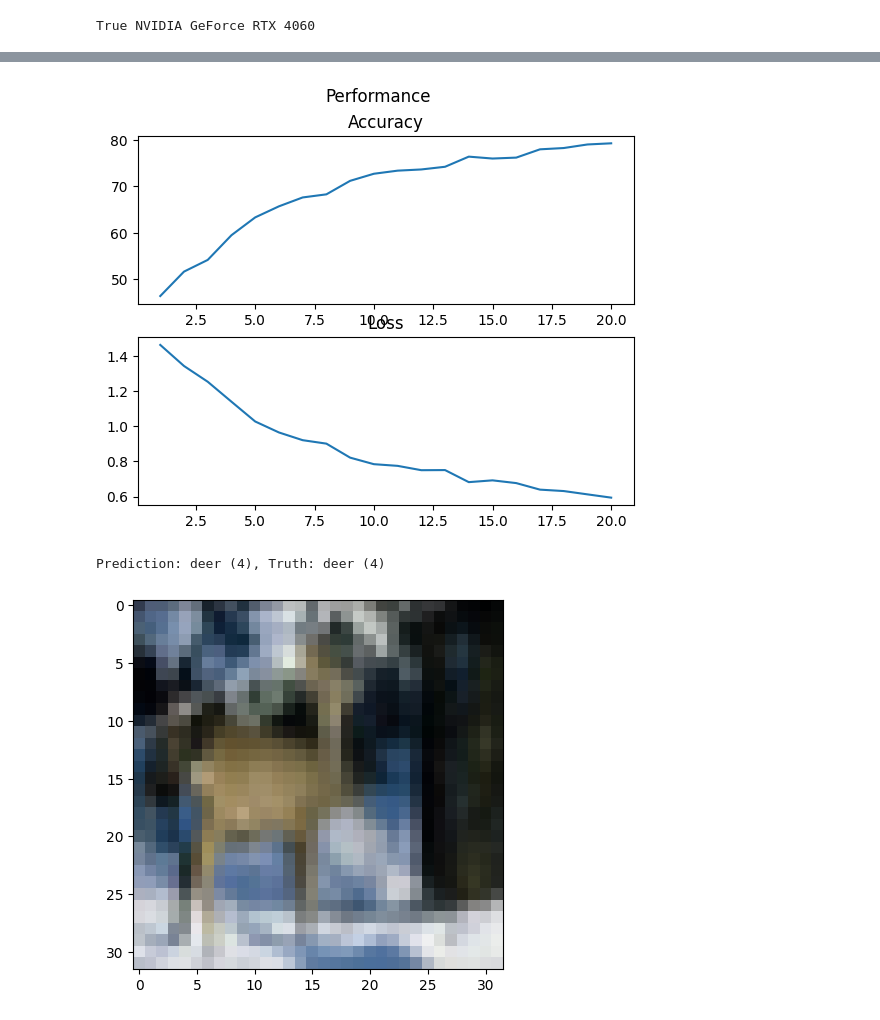
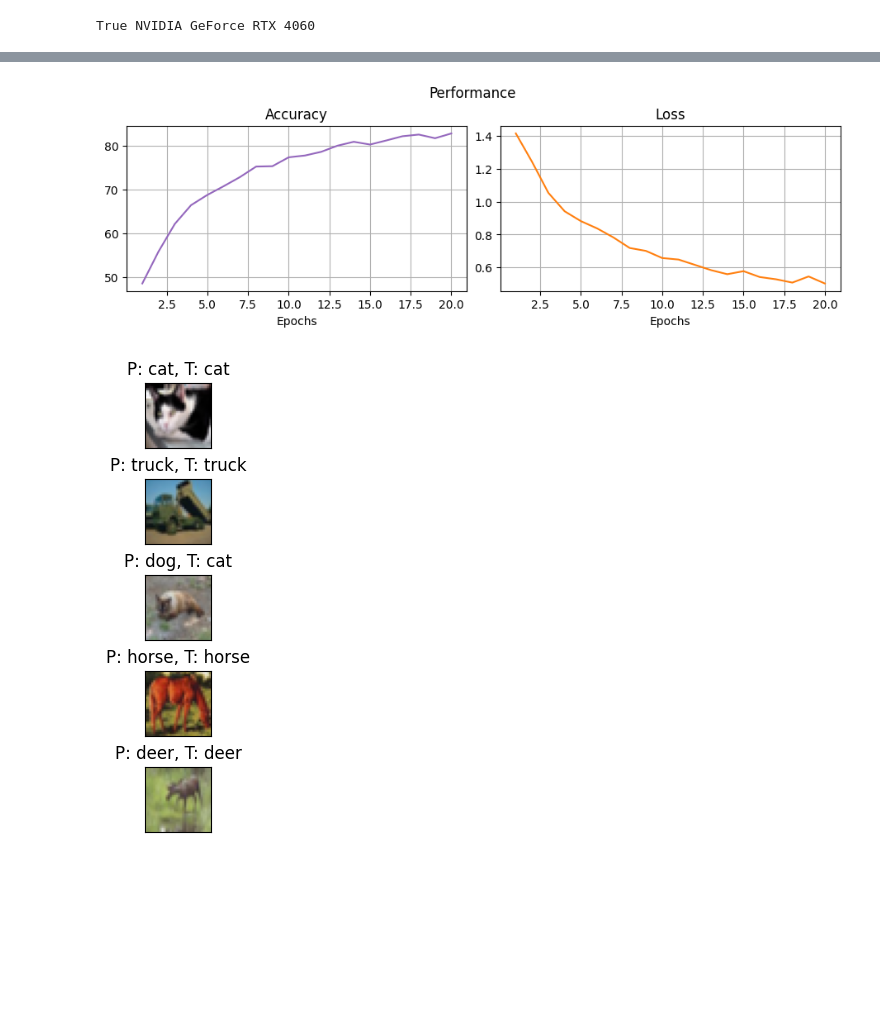
Before and after one commit to sidsurakanti/cifar-10, a Jupyter notebook: nn.ipynb, the cells around one changed output, grey strips where cells are left out. Saved outputs shown, nothing was run; the diff lists cells and outputs as text; code cells hidden in the pictures; blank space fills up the shorter version.

Commit message:
feat: 83% accuracy with new model architecture + data aug

```diff
--- a/nn.ipynb
+++ b/nn.ipynb
@@ -34,7 +34,7 @@ trainD = datasets.CIFAR10(root="data", train=True, transform=train_transforms, d
 testD = datasets.CIFAR10(root="data", train=False, transform=test_transforms, download=True)
 # %%
 BATCH_SIZE = 256
-DEVICE = torch.accelerator.current_accelerator()
+DEVICE = torch.device("cuda" if torch.cuda.is_available() else "cpu")
 
 trainDL = DataLoader(trainD, batch_size=BATCH_SIZE, shuffle=True, num_workers=8, pin_memory=True)
 testDL = DataLoader(testD, batch_size=BATCH_SIZE, shuffle=False, num_workers=8, pin_memory=True)
@@ -55,17 +55,17 @@ class Cifar(nn.Module):
       9: "truck"
     }
     self.model = nn.Sequential(
-      nn.Conv2d(3, 32, 3, padding=1), # 32x32x32
+      nn.Conv2d(3, 64, 3, padding=1), # 32x32x64
       nn.ReLU(),
 
-      nn.Conv2d(32, 64, 3), # 29x29x64
+      nn.Conv2d(64, 128, 3), # 29x29x128
       nn.ReLU(),
-      nn.MaxPool2d(2, 2), # 14x14x64
+      nn.MaxPool2d(2, 2), # 14x14x128
 
-      nn.Conv2d(64, 128, 3, padding=1), # 14x14x128
+      nn.Conv2d(128, 256, 3, padding=1), # 14x14x256
       nn.ReLU(),
 
-      nn.Conv2d(128, 216, 5), # 10x10x216
+      nn.Conv2d(256, 216, 5), # 10x10x216
       nn.ReLU(),
       nn.MaxPool2d(2, 2), # 5x5x216
 
@@ -168,37 +168,49 @@ TEST, Accuracy: 79.32%, Loss: 0.5945
 Done!
  Weights saved to 'model_weights.pth'
 # %%
-fig, (ax1, ax2) = plt.subplots(2)
+fig, axs = plt.subplots(ncols=2, figsize=(9, 3), layout="constrained")
 fig.suptitle("Performance")
 
 epochs = range(1, EPOCHS+1)
 
-ax1.plot(epochs, acc)
+ax1, ax2 = axs[0], axs[1]
+
+ax1.plot(epochs, acc, "tab:purple")
 ax1.set_title("Accuracy")
+ax1.set_xlabel("Epochs")
+ax1.grid(True)
 
-ax2.plot(epochs, loss)
+ax2.plot(epochs, loss, "tab:orange")
 ax2.set_title("Loss")
+ax2.set_xlabel("Epochs")
+ax2.grid(True)
+
 plt.savefig(f"performance_{int(time.time())}")
 # %% [output]
-[figure, old version]
+[figure, new version]
 # %%
 def predict(model):
   model.eval()
+  fig, axs = plt.subplots(5, 1, layout="constrained")
 
-  X, label = testD[np.random.randint(len(testD))] # tensor image, label
+  for i in range(5):
+    X, label = testD[np.random.randint(len(testD))] # tensor image, label
 
-  unnorm = Normalize(mean=[-1.0, -1.0, -1.0], std=[2.0, 2.0, 2.0])
-  img = unnorm(X)
-  plt.imshow(img.permute(1, 2, 0))
+    unnorm = Normalize(mean=[-1.0, -1.0, -1.0], std=[2.0, 2.0, 2.0])
+    img = unnorm(X)
+    axs[i].imshow(img.permute(1, 2, 0))
 
-  X = X.unsqueeze(0).to(DEVICE)
+    X = X.unsqueeze(0).to(DEVICE)
 
-  with torch.no_grad():
-    pred = model(X).argmax(dim=1).item()
+    with torch.no_grad():
+      pred = model(X).argmax(dim=1).item()
+    axs[i].set_title(f"P: {model.labels[pred]}, T: {model.labels[label]}")
+    axs[i].yaxis.set_visible(False)
+    axs[i].xaxis.set_visible(False)
 
-  print(f"Prediction: {model.labels[pred]} ({pred}), Truth: {model.labels[label]} ({label})")
+  plt.show()
+
+
+predict(model)
+# %% [output]
+[figure, added]
-# %%
-predict(model)
-# %% [output]
-Prediction: deer (4), Truth: deer (4)
-[figure, removed]
```
Also changed, not shown: parts of 1 cell of this notebook, 4 other files.
